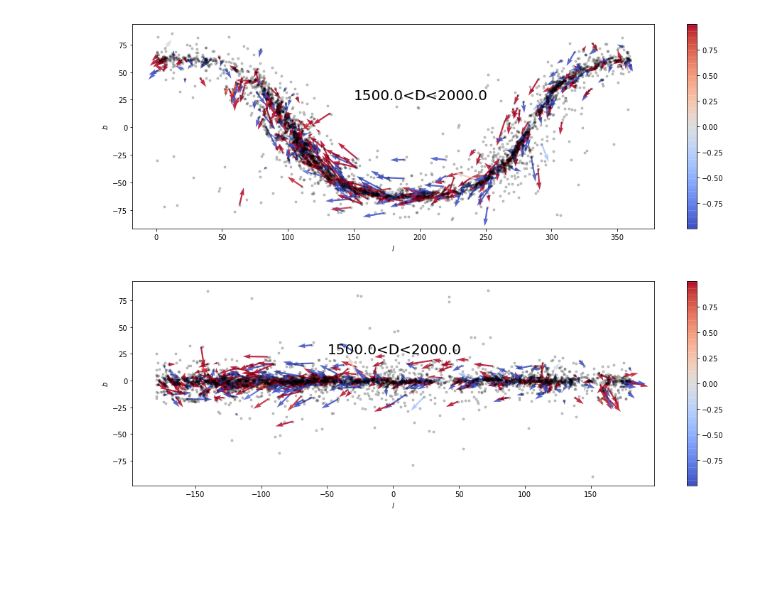
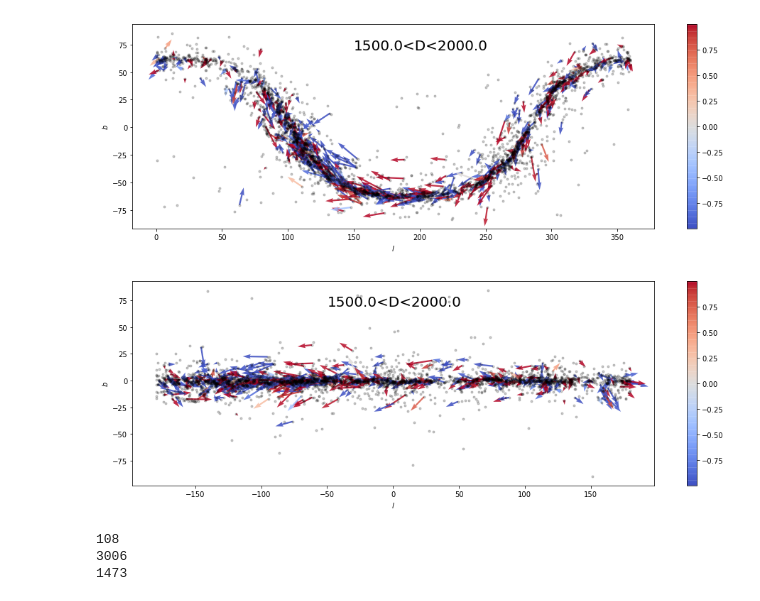
Before and after one commit to ht1an/oc_structure, a Jupyter notebook: trace_disc_by_oc.ipynb, the cells around one changed output. Saved outputs shown, nothing was run; the diff lists cells and outputs as text; code cells hidden in the pictures; blank space fills up the shorter version.

```diff
--- a/trace_disc_by_oc.ipynb
+++ b/trace_disc_by_oc.ipynb
@@ -53,11 +57,11 @@ xs,ys,zs = CC.sph2xyz(90-gb,gl,dist/1000,Degree=True)
 indv0 = (rv!=0.0) & (pmra!=0.0) & (pmdec!=0.0)
 # VA = gub.vrpmllpmbb_to_vxvyvz(rv[indv0],pmll[indv0],pmbb[indv0],gl[indv0],gb[indv0],dist[indv0]/1000,degree=True)
 VA = gub.vrpmllpmbb_to_vxvyvz(rv,pmll,pmbb,gl,gb,dist/1000,degree=True)
-xg = xs-8
+xg = xs+8
 yg = ys
 zg = zs
 vxg = VA[:,0]+VX_S
-vyg = VA[:,1]+VY_S+240
+vyg = VA[:,1]+VY_S+220
 vzg = VA[:,2]+VZ_S
 vzc = vzg
 vac = vxg*np.sin(-1*gl)-vyg*np.cos(-1*gl)
@@ -96,7 +101,7 @@ for i in range(3,4):
 #     ax.set_ylim([-90, 90])
     ax.set_xlabel("$l$")
     ax.set_ylabel("$b$")
-    ax.text(150,25,"{dmin}<D<{dmax}".format(**locals()),fontsize=20)
+    ax.text(150,70,"{dmin}<D<{dmax}".format(**locals()),fontsize=20)
     plt.colorbar(ca)
     plt.savefig(ppath+'OC_ra_dec_pm_d_{dmin}_{dmax}.eps'.format(**locals()))
 
@@ -104,33 +109,45 @@ for i in range(3,4):
     ax3 = fig0.add_axes([0.05,0.1,0.85,0.8])
 #     print(len(gl0[indd]),len(vac[indd]))
 #     ca = ax.quiver(gl0[indd], gb[indd], vac[indd],vzc[indd],np.cos(vaza[indd]*m.pi/180), width=0.003,alpha=.5,cmap=cm.coolwarm)
     plt.plot(gl0,gb,'k.',alpha=0.2)
     ca = ax3.quiver(gl0[indd], gb[indd], pmll[indd],pmbb[indd],np.cos(vaza[indd]*m.pi/180), width=0.003,alpha=.85,cmap=cm.coolwarm)
+#     ax3.quiver([150],[-70],[10],[0], width=0.003)
+#     ax3.quiver([150,150],[-50,-70],[5,10],[0,0], width=0.003)
+#     ca = ax3.quiver(gl0[indd], gb[indd], pmll[indd],pmbb[indd],np.cos(vaza[indd]*m.pi/180), width=0.003,alpha=.85,cmap=cm.coolwarm)
 #     ax.plot(gl0[indd],gb[indd],'k.')
 
 #     ax.set_xlim([-180, 180])
 #     ax.set_ylim([-90, 90])
     ax3.set_xlabel("$l$")
     ax3.set_ylabel("$b$")
-    ax3.text(-50,25,"{dmin}<D<{dmax}".format(**locals()),fontsize=20)
+    ax3.text(-50,70,"{dmin}<D<{dmax}".format(**locals()),fontsize=20)
     plt.colorbar(ca)
     plt.savefig(ppath+'OC_l_b_vz_va_d_{dmin}_{dmax}.eps'.format(**locals()))
 
 #     fig0 = plt.figure(figsize=(12,5))
 #     ax1 = fig0.add_axes([0.05,0.1,0.85,0.8])
 #     plt.plot(gl0[indd],pma[indd],'k.')
 #     plt.axis([-180,180,-180,180])
 #     plt.xlabel("$l$")
 #     plt.ylabel("$\\phi$")
 #     plt.savefig(ppath+'vza_angle_d_{dmin}_{dmax}.eps'.format(**locals()))
 
 #     fig1 = plt.figure(figsize=(12,5))
 #     ax2 = fig1.add_axes([0.05,0.1,0.85,0.8])
 #     plt.plot(vac[indd],vrc[indd],'k.')
 #     plt.axis([-200,400,-200,200])
 #     plt.xlabel("$V_{\\phi}$")
 #     plt.ylabel("$V_{R}$")
 #     plt.savefig(ppath+'vza_angle_d_{dmin}_{dmax}.eps'.format(**locals()))
 # %% [output]
-[figure, old version]
+[figure, new version]
-[figure, old version]
+[figure, new version]
+# %%
+print(len(LA[LA[:,2]<0,2]))
+print(len(LA[:,2]))
+print(len(vac[vac>0]))
+# print(len(VA[(VA<0)&(pmra!=0)&(pmdec!=0)&(rv!=0)]))
+# %% [output]
+108
+3006
+1473
```
Also changed, not shown: parts of 7 cells of this notebook.
